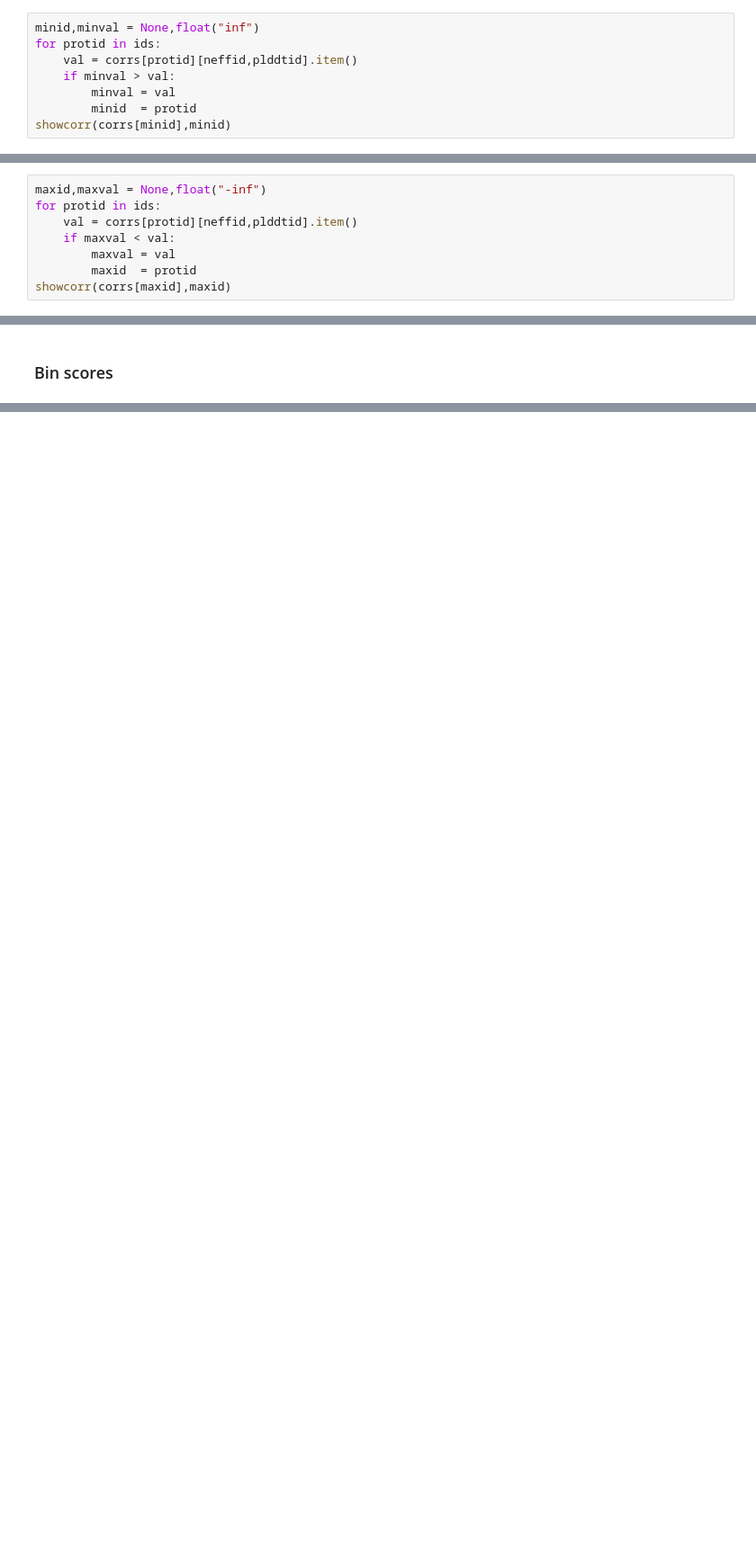
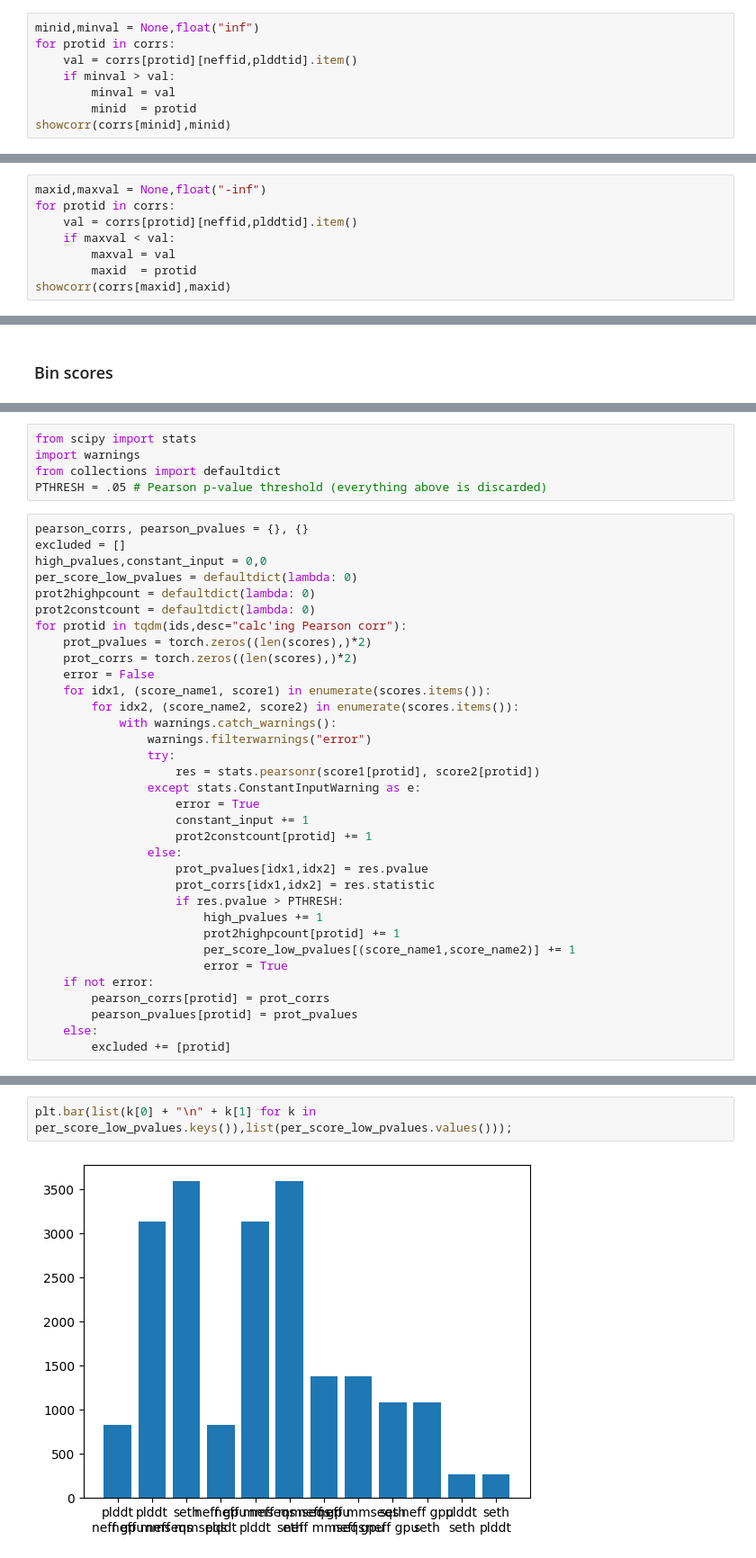
Before and after one commit to neftlon/af2-plddt-contextualized, a Jupyter notebook: scripts/proteomewide.ipynb, the cells around one changed output, grey strips where cells are left out. Shown at 90% size. Cells and saved outputs as stored; diff of their text form; blank space fills up the shorter version.

Commit message:
Filter by pvalue
Co-authored-by: Simon Koch <simon.leo.koch@tum.de>

```diff
--- a/scripts/proteomewide.ipynb
+++ b/scripts/proteomewide.ipynb
@@ -213,7 +168,7 @@ showcorr(corrstd, name="all proteins", prefix="stddev of ", lims=None)
 neffid,plddtid = score2id["neff gpu"],score2id["plddt"]
 # %%
 minid,minval = None,float("inf")
-for protid in ids:
+for protid in corrs:
     val = corrs[protid][neffid,plddtid].item()
     if minval > val:
         minval = val
@@ -227,7 +182,7 @@ showscores(minid)
 [figure]
 # %%
 maxid,maxval = None,float("-inf")
-for protid in ids:
+for protid in corrs:
     val = corrs[protid][neffid,plddtid].item()
     if maxval < val:
         maxval = val
@@ -297,0 +253,39 @@ plt.legend(loc="upper left")
+# %%
+from scipy import stats
+import warnings
+from collections import defaultdict
+PTHRESH = .05 # Pearson p-value threshold (everything above is discarded)
+# %%
+pearson_corrs, pearson_pvalues = {}, {}
+excluded = []
+high_pvalues,constant_input = 0,0
+per_score_low_pvalues = defaultdict(lambda: 0)
+prot2highpcount = defaultdict(lambda: 0)
+prot2constcount = defaultdict(lambda: 0)
+for protid in tqdm(ids,desc="calc'ing Pearson corr"):
+    prot_pvalues = torch.zeros((len(scores),)*2)
+    prot_corrs = torch.zeros((len(scores),)*2)
+    error = False
+    for idx1, (score_name1, score1) in enumerate(scores.items()):
+        for idx2, (score_name2, score2) in enumerate(scores.items()):
+            with warnings.catch_warnings():
+                warnings.filterwarnings("error")
+                try:
+                    res = stats.pearsonr(score1[protid], score2[protid])
+                except stats.ConstantInputWarning as e:
+                    error = True
+                    constant_input += 1
+                    prot2constcount[protid] += 1
+                else:
+                    prot_pvalues[idx1,idx2] = res.pvalue
+                    prot_corrs[idx1,idx2] = res.statistic
+                    if res.pvalue > PTHRESH:
+                        high_pvalues += 1
+                        prot2highpcount[protid] += 1
+                        per_score_low_pvalues[(score_name1,score_name2)] += 1
+                        error = True
+    if not error:
+        pearson_corrs[protid] = prot_corrs
+        pearson_pvalues[protid] = prot_pvalues
+    else:
+        excluded += [protid]
@@ -297,0 +316,4 @@ plt.legend(loc="upper left")
+# %%
+plt.bar(list(k[0] + "\n" + k[1] for k in per_score_low_pvalues.keys()),list(per_score_low_pvalues.values()));
+# %% [output]
+[figure, added]
```
Also changed, not shown: parts of 20 cells of this notebook.
